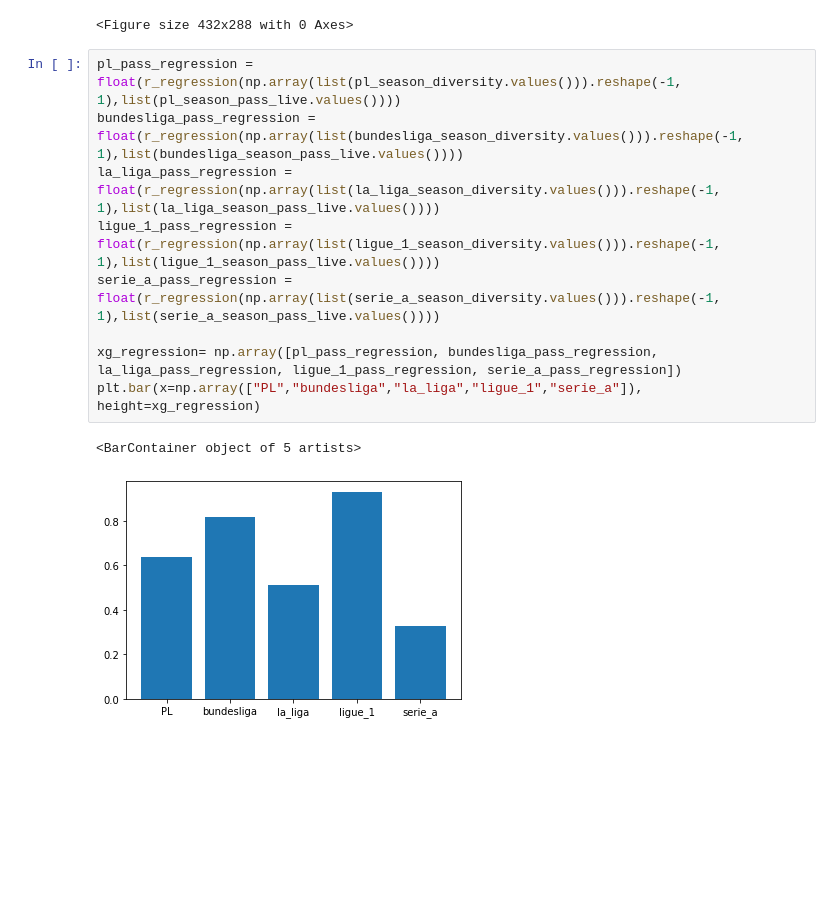
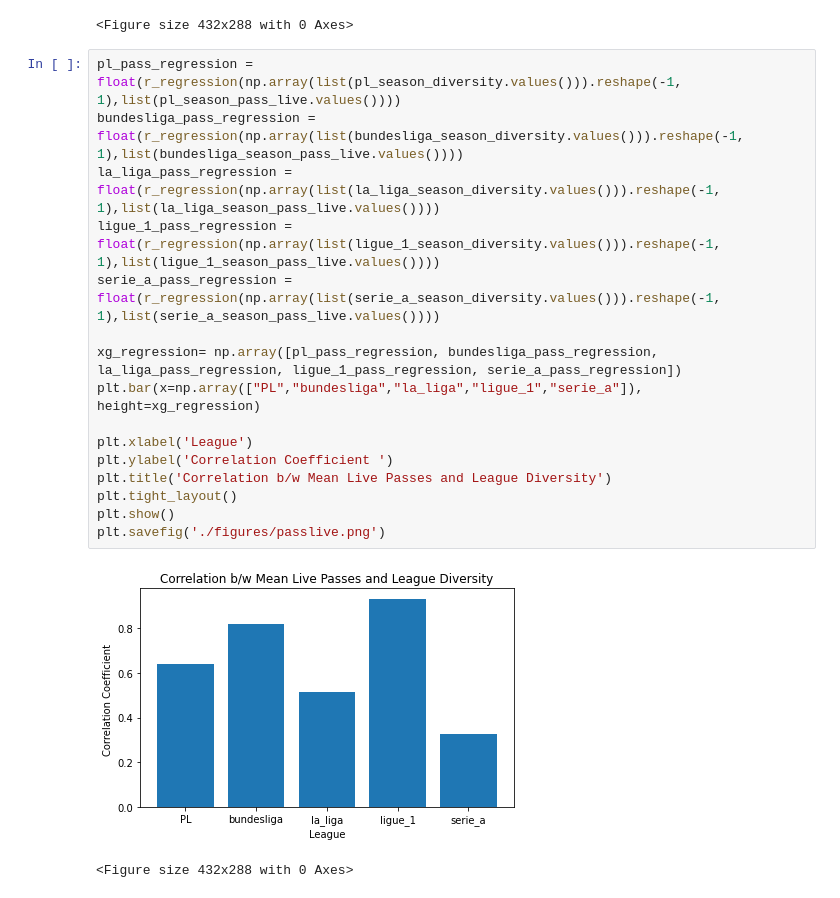
Before and after one commit to mundrapranay/csc440-final-project, a Jupyter notebook: big5_seasons_analysis.ipynb, the cells around one changed output. Saved outputs shown, nothing was run; the diff lists cells and outputs as text; blank space fills up the shorter version.

```diff
--- a/big5_seasons_analysis.ipynb
+++ b/big5_seasons_analysis.ipynb
@@ -178,12 +192,19 @@ plt.savefig('./figures/big5_season_diversity.png')
 # %%
 pl_pass_regression = float(r_regression(np.array(list(pl_season_diversity.values())).reshape(-1, 1),list(pl_season_pass_live.values())))
 bundesliga_pass_regression = float(r_regression(np.array(list(bundesliga_season_diversity.values())).reshape(-1, 1),list(bundesliga_season_pass_live.values())))
 la_liga_pass_regression = float(r_regression(np.array(list(la_liga_season_diversity.values())).reshape(-1, 1),list(la_liga_season_pass_live.values())))
 ligue_1_pass_regression = float(r_regression(np.array(list(ligue_1_season_diversity.values())).reshape(-1, 1),list(ligue_1_season_pass_live.values())))
 serie_a_pass_regression = float(r_regression(np.array(list(serie_a_season_diversity.values())).reshape(-1, 1),list(serie_a_season_pass_live.values())))
 
 xg_regression= np.array([pl_pass_regression, bundesliga_pass_regression, la_liga_pass_regression, ligue_1_pass_regression, serie_a_pass_regression])
 plt.bar(x=np.array(["PL","bundesliga","la_liga","ligue_1","serie_a"]), height=xg_regression)
+
+plt.xlabel('League')
+plt.ylabel('Correlation Coefficient ')
+plt.title('Correlation b/w Mean Live Passes and League Diversity')
+plt.tight_layout()
+plt.show()
+plt.savefig('./figures/passlive.png')
 # %% [output]
+[figure, new version]
-<BarContainer object of 5 artists>
+<Figure size 432x288 with 0 Axes>
-[figure, old version]
```
Also changed, not shown: parts of 12 cells of this notebook.
